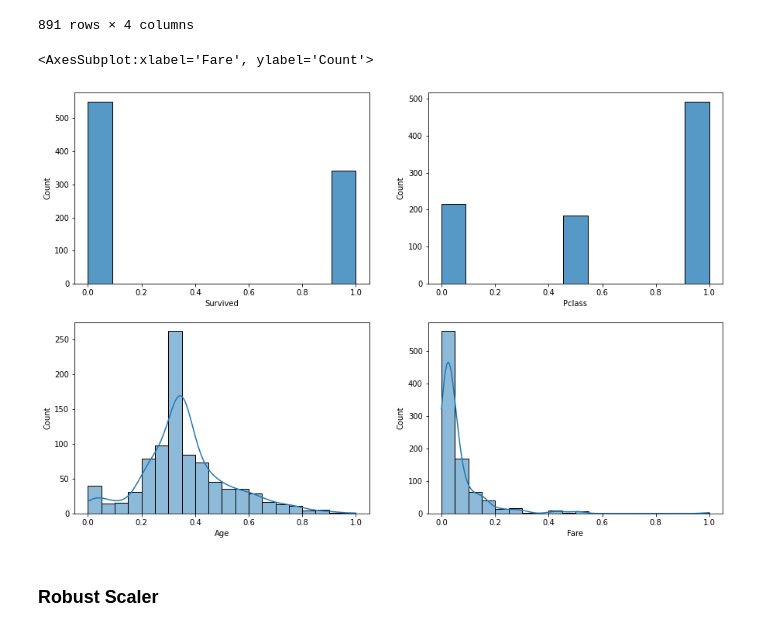
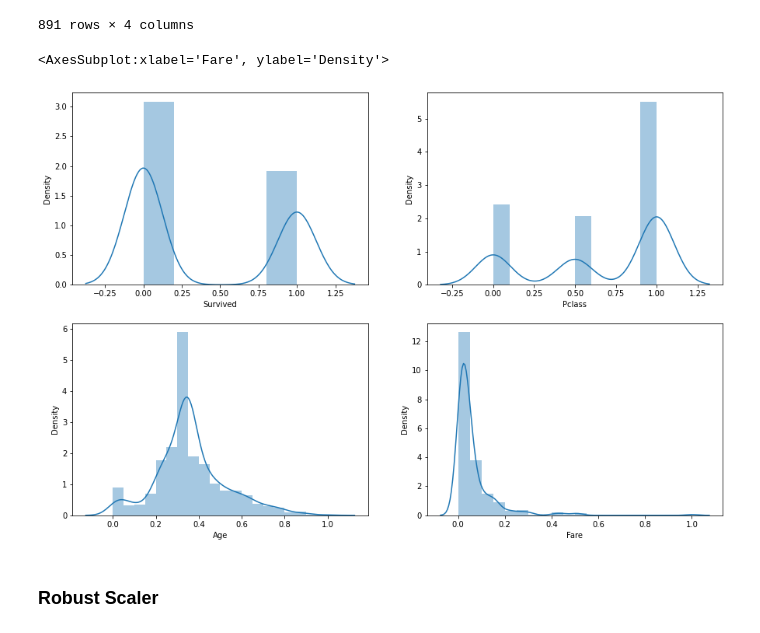
Before and after one commit to babin411/Fusemachine-Internship, a Jupyter notebook: Data Science/Notebooks/Feature Engineering - Normalization and Standardization.ipynb, the cells around one changed output. Saved outputs shown, nothing was run; the diff lists cells and outputs as text; code cells hidden in the pictures.

```diff
--- a/Data Science/Notebooks/Feature Engineering - Normalization and Standardization.ipynb
+++ b/Data Science/Notebooks/Feature Engineering - Normalization and Standardization.ipynb
@@ -114,13 +141,13 @@ df_minmax
 891 rows × 4 columns
 # %%
 fig,ax = plt.subplots(2,2,figsize=(15,10))
-sns.histplot(df_minmax['Survived'],ax=ax[0][0])
-sns.histplot(df_minmax['Pclass'],ax=ax[0][1])
-sns.histplot(df_minmax['Age'],ax=ax[1][0],bins=20,kde=True)
-sns.histplot(df_minmax['Fare'],ax=ax[1][1],bins=20,kde=True)
+sns.distplot(df_minmax['Survived'],ax=ax[0][0])
+sns.distplot(df_minmax['Pclass'],ax=ax[0][1])
+sns.distplot(df_minmax['Age'],ax=ax[1][0],bins=20,kde=True)
+sns.distplot(df_minmax['Fare'],ax=ax[1][1],bins=20,kde=True)
 # %% [output]
-<AxesSubplot:xlabel='Fare', ylabel='Count'>
+<AxesSubplot:xlabel='Fare', ylabel='Density'>
-[figure, old version]
+[figure, new version]
 # %% [markdown]
 ### Robust Scaler
 # %% [markdown]
```
Also changed, not shown: parts of 7 cells of this notebook.
